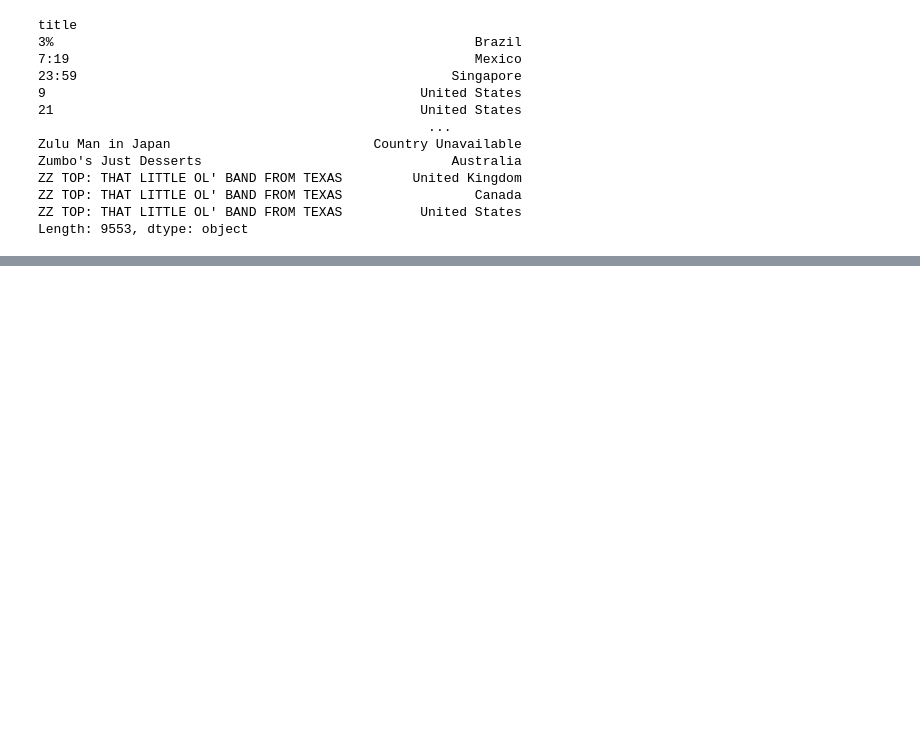
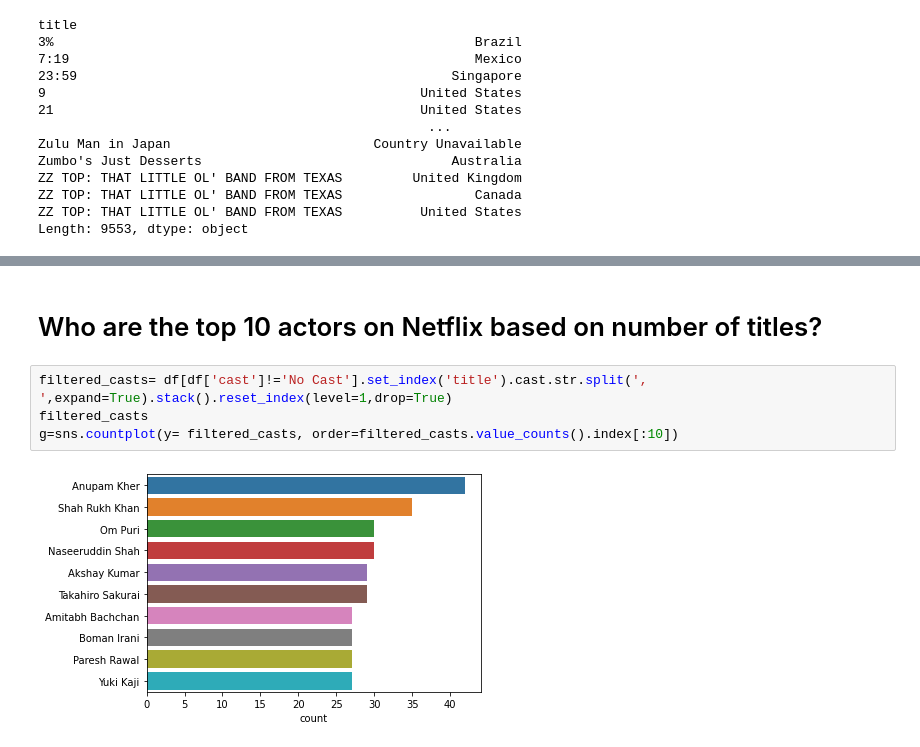
Before and after one commit to Mihaly-Mocskos/data-analysis, a Jupyter notebook: Netflix-Movies-data_analysis-kaggle/data-analysis.ipynb, the cells around one changed output, grey strips where cells are left out. Cells and saved outputs as stored; diff of their text form; blank space fills up the shorter version.

```diff
--- a/Netflix-Movies-data_analysis-kaggle/data-analysis.ipynb
+++ b/Netflix-Movies-data_analysis-kaggle/data-analysis.ipynb
@@ -427,0 +447,8 @@ Index(['International Movies', 'Dramas', 'Comedies', 'International TV Shows',
+# %% [markdown]
+# Who are the top 10 actors on Netflix based on number of titles?
+# %%
+filtered_casts= df[df['cast']!='No Cast'].set_index('title').cast.str.split(', ',expand=True).stack().reset_index(level=1,drop=True)
+filtered_casts
+g=sns.countplot(y= filtered_casts, order=filtered_casts.value_counts().index[:10])
+# %% [output]
+[figure, added]
```
Also changed, not shown: parts of 12 cells of this notebook.
